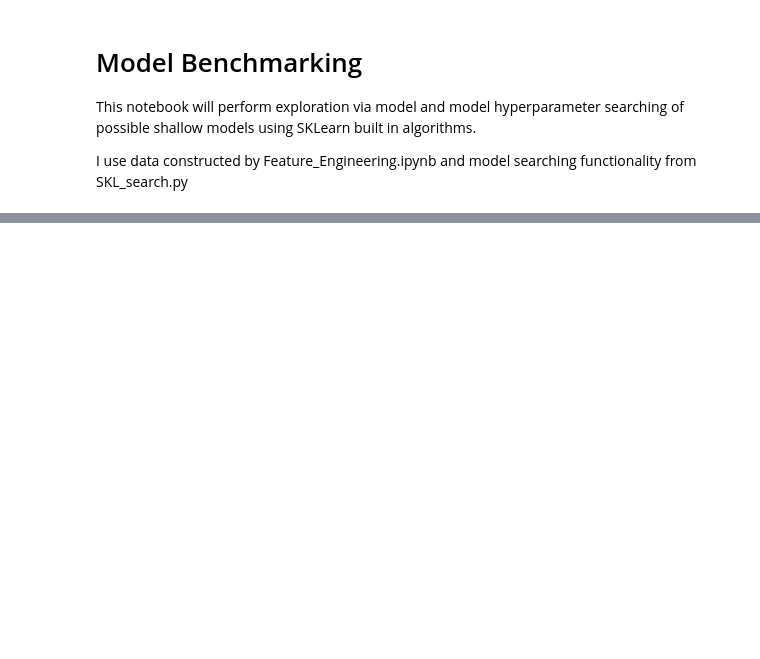
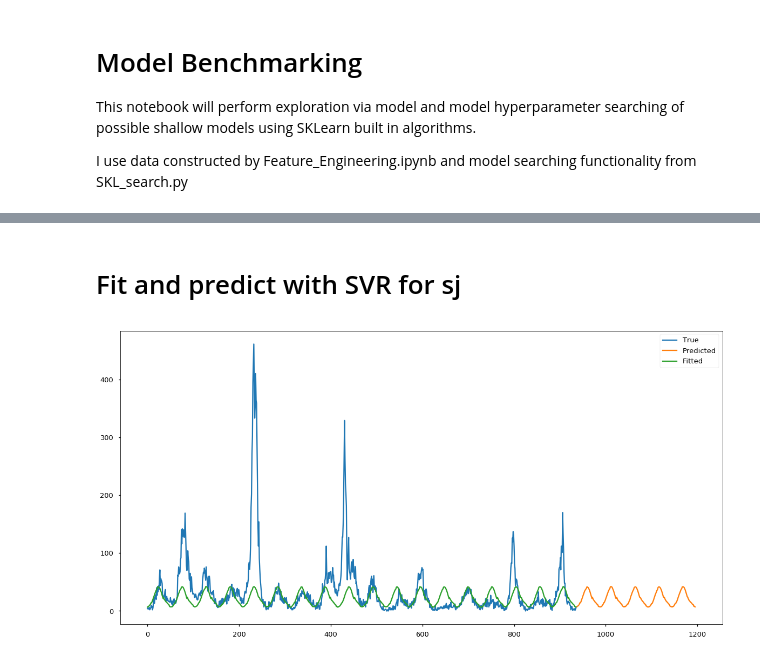
Before and after one commit to chrisgschon/DengAI, a Jupyter notebook: notebooks/Model_Benchmarking_SKL.ipynb, the cells around one changed output, grey strips where cells are left out. Cells and saved outputs as stored; diff of their text form; code cells hidden in the pictures; blank space fills up the shorter version.

```diff
--- a/notebooks/Model_Benchmarking_SKL.ipynb
+++ b/notebooks/Model_Benchmarking_SKL.ipynb
@@ -153,0 +149,6 @@ sj_sub
+# %% [markdown]
+# Fit and predict with SVR for sj
+# %%
+sj_SVR_mod, sj_SVR_fitted_vals, sj_SVR_test_preds = fit_and_predict(sj_feature_train, sj_feature_test, SVR_mod)
+# %% [output]
+[figure, added]
```
Also changed, not shown: parts of 30 cells of this notebook, 24 other files.
